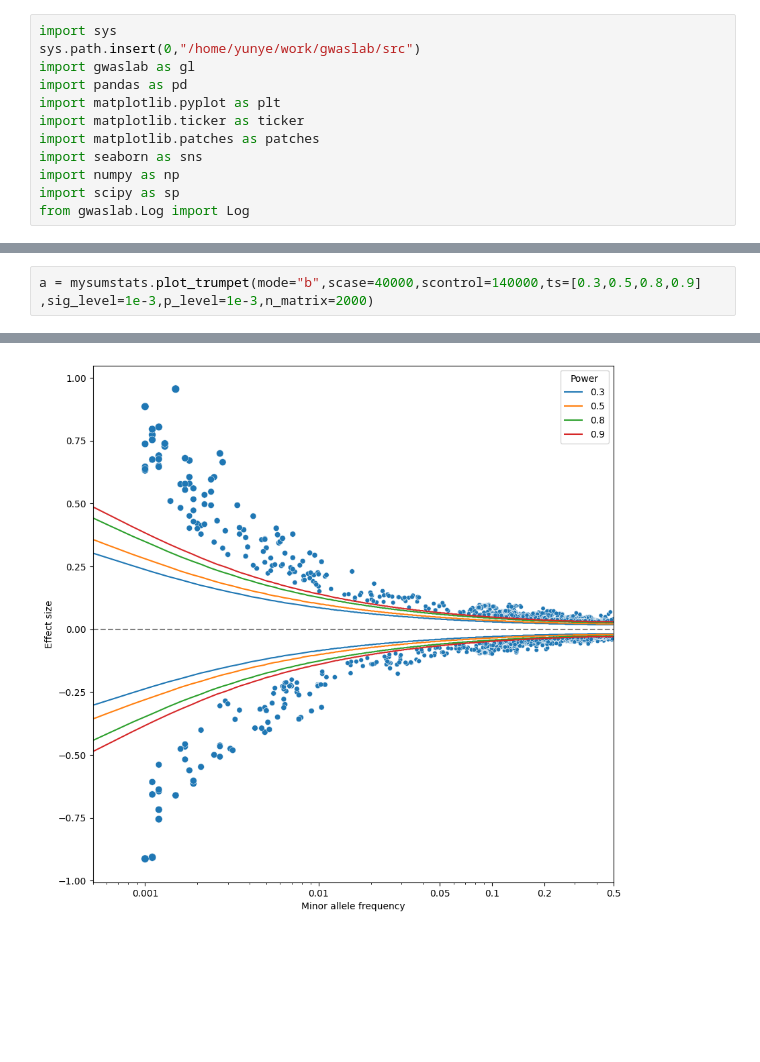
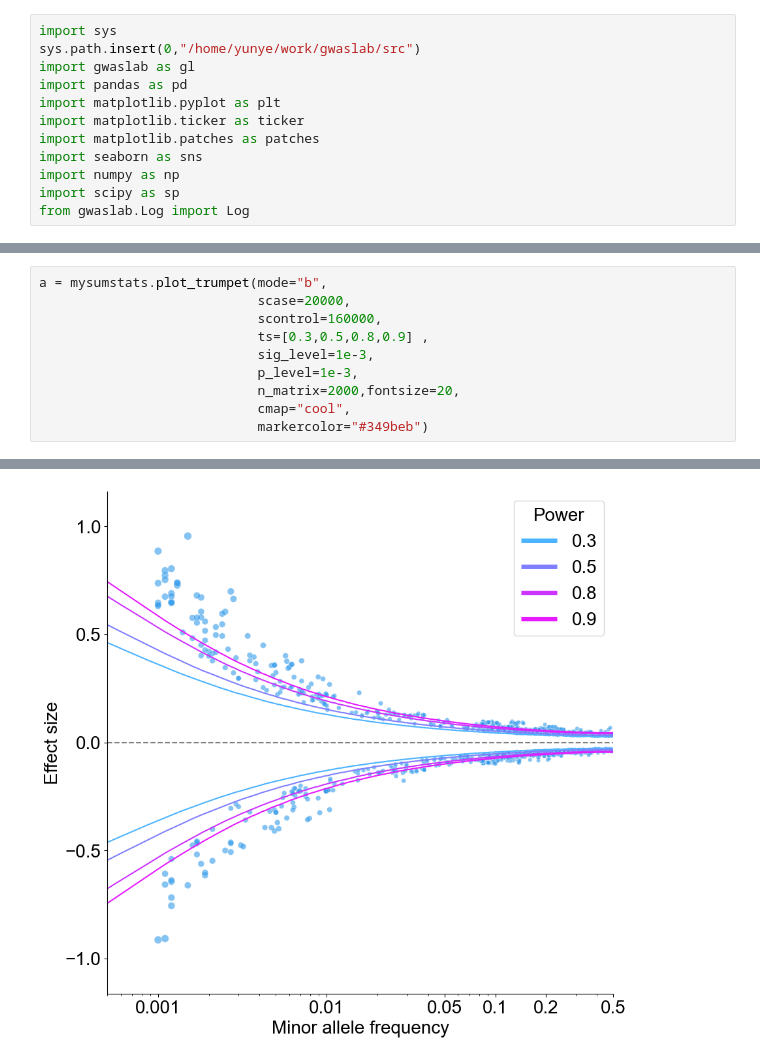
Before and after one commit to Cloufield/gwaslab, a Jupyter notebook: examples/power_test.ipynb, the cells around one changed output, grey strips where cells are left out. Drawn from its saved outputs; the diff is of its cells as text; blank space fills up the shorter version.

```diff
--- a/examples/power_test.ipynb
+++ b/examples/power_test.ipynb
@@ -58,3 +42,11 @@ mysumstats.data
 # %%
-a = mysumstats.plot_trumpet(mode="b",scase=40000,scontrol=140000,ts=[0.3,0.5,0.8,0.9] ,sig_level=1e-3,p_level=1e-3,n_matrix=2000)
+a = mysumstats.plot_trumpet(mode="b",
+                            scase=20000,
+                            scontrol=160000,
+                            ts=[0.3,0.5,0.8,0.9] ,
+                            sig_level=1e-3,
+                            p_level=1e-3,
+                            n_matrix=2000,fontsize=20,
+                            cmap="cool",
+                            markercolor="#349beb")
 # %% [output]
@@ -78 +70 @@ Thu Jun 22 14:45:46 2023 Finished creating trumpet plot!
-[figure, old version]
+[figure, new version]
```
Also changed, not shown: parts of 3 cells of this notebook, 1 other file.
